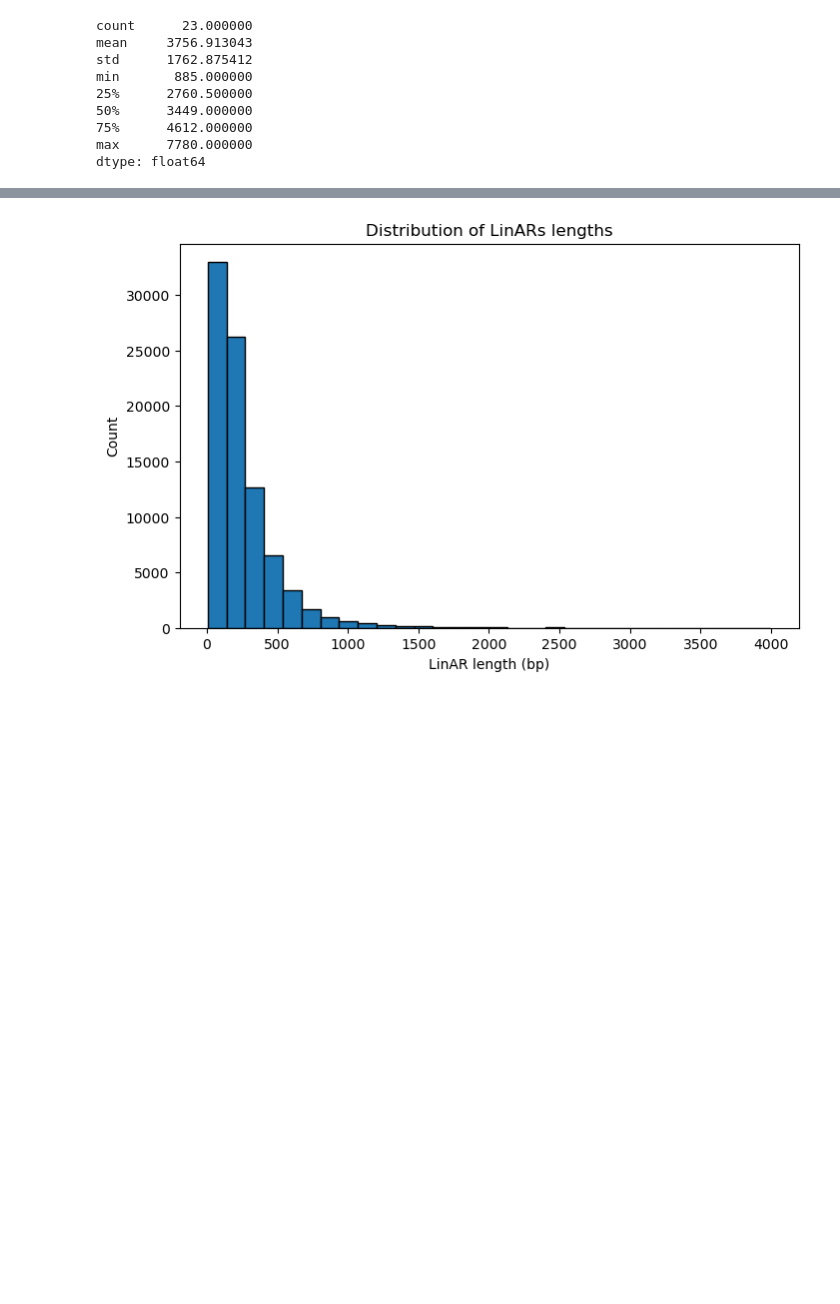
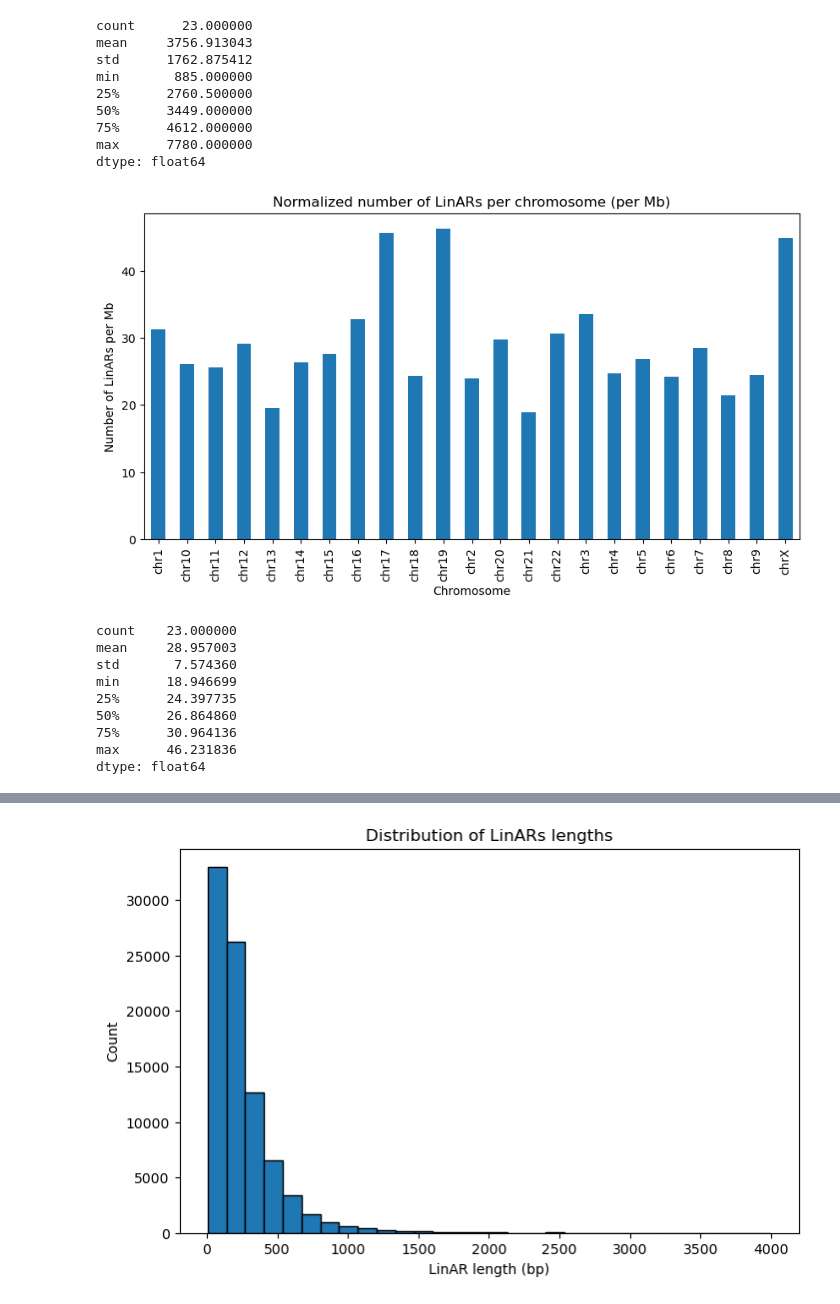
Before and after one commit to munch-group/cecilie-har-pib, a Jupyter notebook: notebooks/pib_notebook.ipynb, the cells around one changed output, grey strips where cells are left out. Saved outputs shown, nothing was run; the diff lists cells and outputs as text; code cells hidden in the pictures; blank space fills up the shorter version.

```diff
--- a/notebooks/pib_notebook.ipynb
+++ b/notebooks/pib_notebook.ipynb
@@ -159,6 +193,56 @@ min       885.000000
 75%      4612.000000
 max      7780.000000
 dtype: float64
+# %%
+# Number of LinARs per chromosome normalized by chromosome length
+
+chrom_lengths = {
+    "chr1": 248956422,
+    "chr2": 242193529,
+    "chr3": 198295559,
+    "chr4": 190214555,
+    "chr5": 181538259,
+    "chr6": 170805979,
+    "chr7": 159345973,
+    "chr8": 145138636,
+    "chr9": 138394717,
+    "chr10": 133797422,
+    "chr11": 135086622,
+    "chr12": 133275309,
+    "chr13": 114364328,
+    "chr14": 107043718,
+    "chr15": 101991189,
+    "chr16": 90338345,
+    "chr17": 83257441,
+    "chr18": 80373285,
+    "chr19": 58617616,
+    "chr20": 64444167,
+    "chr21": 46709983,
+    "chr22": 50818468,
+    "chrX": 156040895,
+}
+
+LinARs_per_chromosome_norm = LinARs_per_chromosome / pd.Series(chrom_lengths) * 1e6
+
+LinARs_per_chromosome_norm.plot(kind="bar", figsize=(10,5))
+plt.ylabel("Number of LinARs per Mb")
+plt.xlabel("Chromosome")
+plt.title("Normalized number of LinARs per chromosome (per Mb)")
+plt.show()
+
+
+print(LinARs_per_chromosome_norm.describe())
+# %% [output]
+[figure, added]
+count    23.000000
+mean     28.957003
+std       7.574360
+min      18.946699
+25%      24.397735
+50%      26.864860
+75%      30.964136
+max      46.231836
+dtype: float64
 # %%
 # Number of unique accelerated regions per chromosome / Number of unique LinAR coordinates per chromosome (only count each region once, even if it appears in multiple lineages).
 
```
Also changed, not shown: parts of 38 cells of this notebook.
